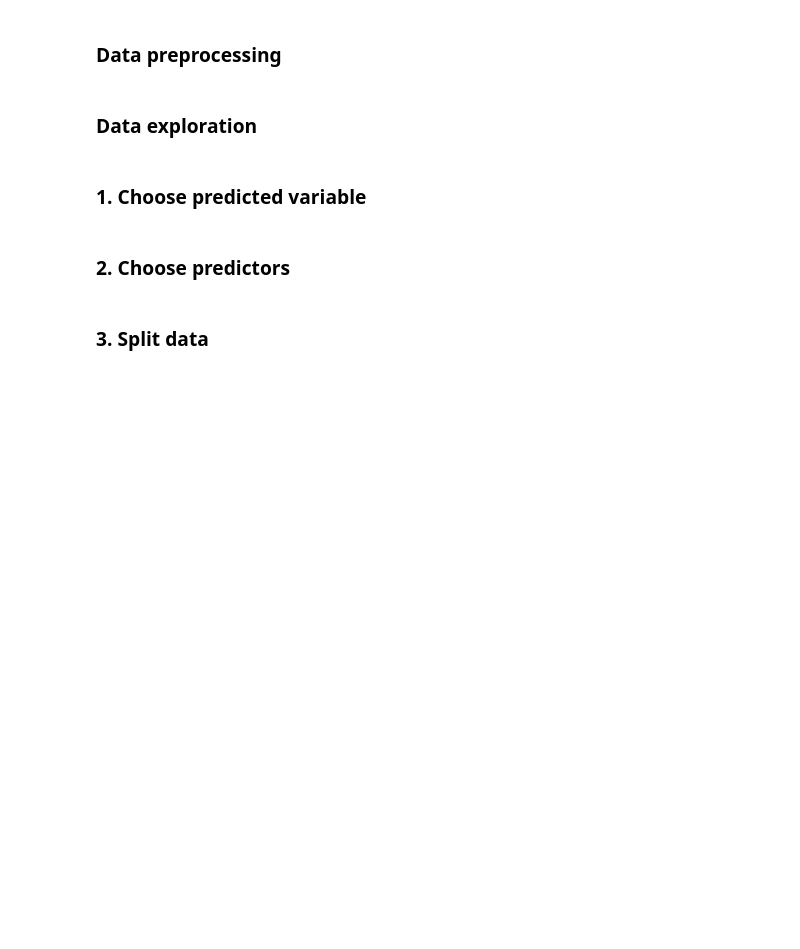
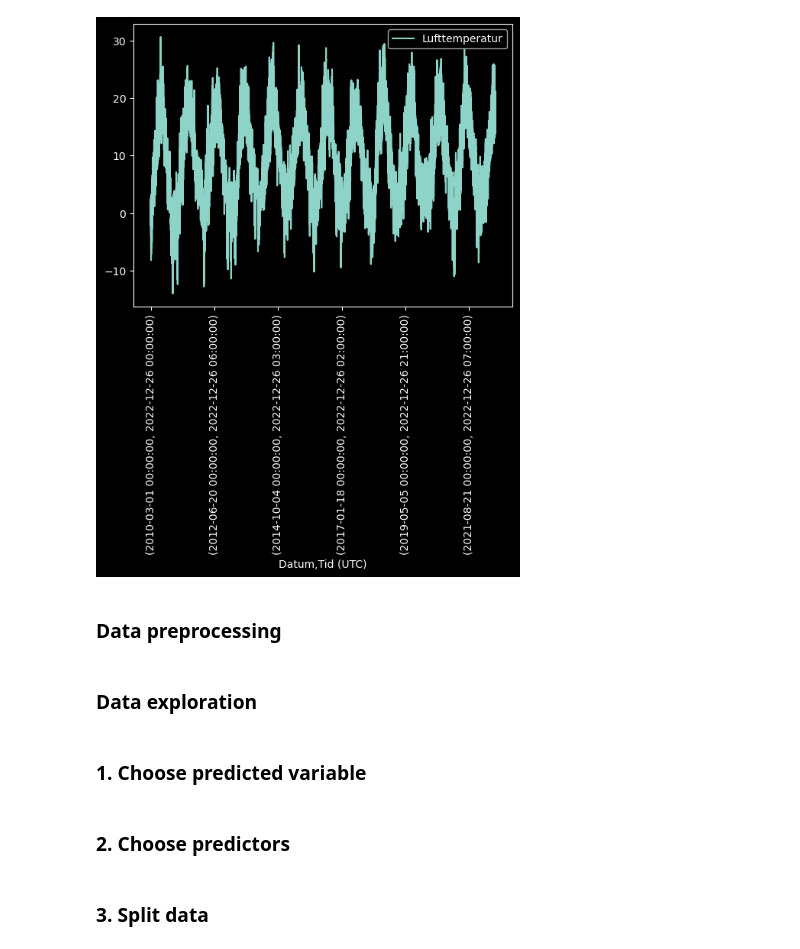
Before and after one commit to Peshkatar/prophet-weather-forecast, a Jupyter notebook: model.ipynb, the cells around one changed output. Saved outputs shown, nothing was run; the diff lists cells and outputs as text; code cells hidden in the pictures; blank space fills up the shorter version.

Commit message:
plots

```diff
--- a/model.ipynb
+++ b/model.ipynb
@@ -22,3 +26,7 @@ df
+# %%
+df.plot(use_index=True, rot=90);
+# %% [output]
+[figure, added]
 # %% [markdown]
 ### Data preprocessing
 # %% [markdown]
```
Also changed, not shown: parts of 4 cells of this notebook.
